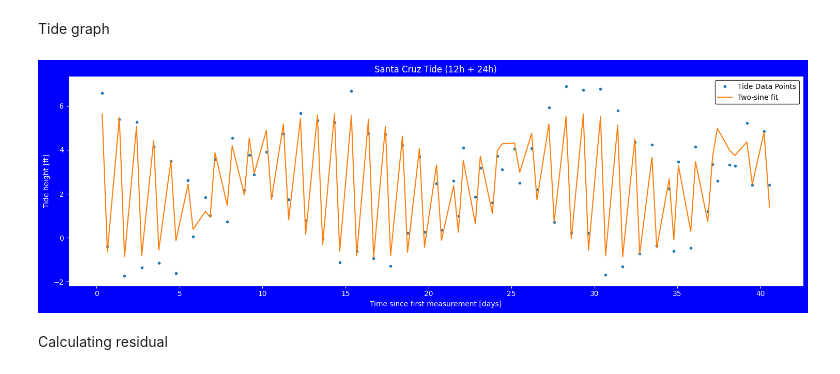
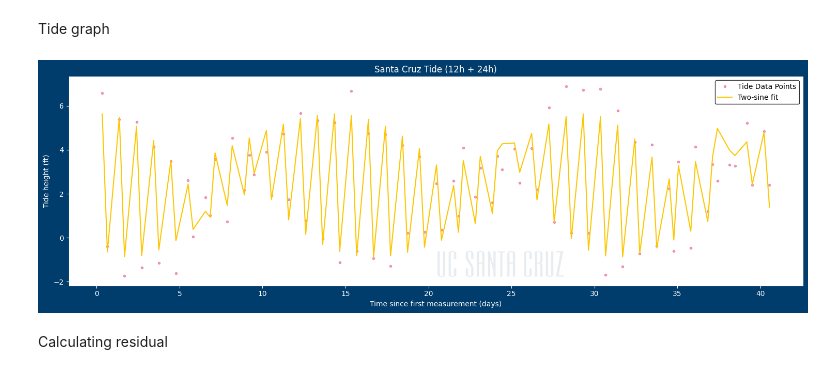
Before and after one commit to PrIceZeng-816/ASTR_19_Project, a Jupyter notebook: group-project-func.ipynb, the cells around one changed output. Saved outputs shown, nothing was run; the diff lists cells and outputs as text; code cells hidden in the pictures.

```diff
--- a/group-project-func.ipynb
+++ b/group-project-func.ipynb
@@ -8,6 +16,7 @@ Importing packages
 import numpy as np
 import matplotlib.pyplot as plt
 from scipy.optimize import curve_fit
+import matplotlib.image as mpimg
 
 # setting default colors to the graphs
 plt.rcParams["text.color"] = "white"
@@ -18,6 +27,9 @@ plt.rcParams["axes.edgecolor"] = "white"
 plt.rcParams["legend.edgecolor"] = "black"
 plt.rcParams["legend.facecolor"] = "none"
 plt.rcParams["legend.labelcolor"] = "black"
+
+# logo image
+logo = mpimg.imread("logo.png")
 # %% [markdown]
 Turn the raw data into usable array,
 # %%
@@ -109,19 +123,27 @@ Tide graph
 # %%
 t_plot_days = t_plus_hours / 24.0
 
-plt.figure(figsize=(15,5),facecolor="blue")
-plt.plot(t_plot_days, y_axis, ".", label="Tide Data Points")
-plt.plot(t_plot_days, y_fit, "-", label="Two-sine fit")
+#official hex code for UCSC BLUE"#003c6c" AND YELLOW"#fdc700"
+fig, ax = plt.subplots(figsize=(15,5), facecolor="#003c6c")
 
-plt.xlabel("Time since first measurement [days]")
-plt.ylabel("Tide height [ft]")
-plt.title("Santa Cruz Tide (12h + 24h)")
-plt.legend()
-plt.tight_layout()
-plt.savefig("Santa_Cruz_Tide (12h + 24h).pdf") # save as pdf
+ax.plot(t_plot_days, y_axis, ".", color="#da216d", label="Tide Data Points", alpha=0.4)
+ax.plot(t_plot_days, y_fit, "-", color="#fdc700", label="Two-sine fit", linewidth=1.5)
+
+ax.set_xlabel("Time since first measurement (days)")
+ax.set_ylabel("Tide height (ft)")
+ax.set_title("Santa Cruz Tide (12h + 24h)")
+ax.legend()
+
+#add logo
+logo_ax = fig.add_axes([0.1, 0.15, 1, 0.1])
+logo_ax.imshow(logo, alpha=0.1)
+logo_ax.axis("off")
+
+fig.tight_layout()
+fig.savefig("Santa_Cruz_Tide (12h + 24h).pdf")
 plt.show()
 # %% [output]
-[figure, old version]
+[figure, new version]
 # %% [markdown]
 Calculating residual
 # %%
```
Also changed, not shown: parts of 15 cells of this notebook, 3 other files.
